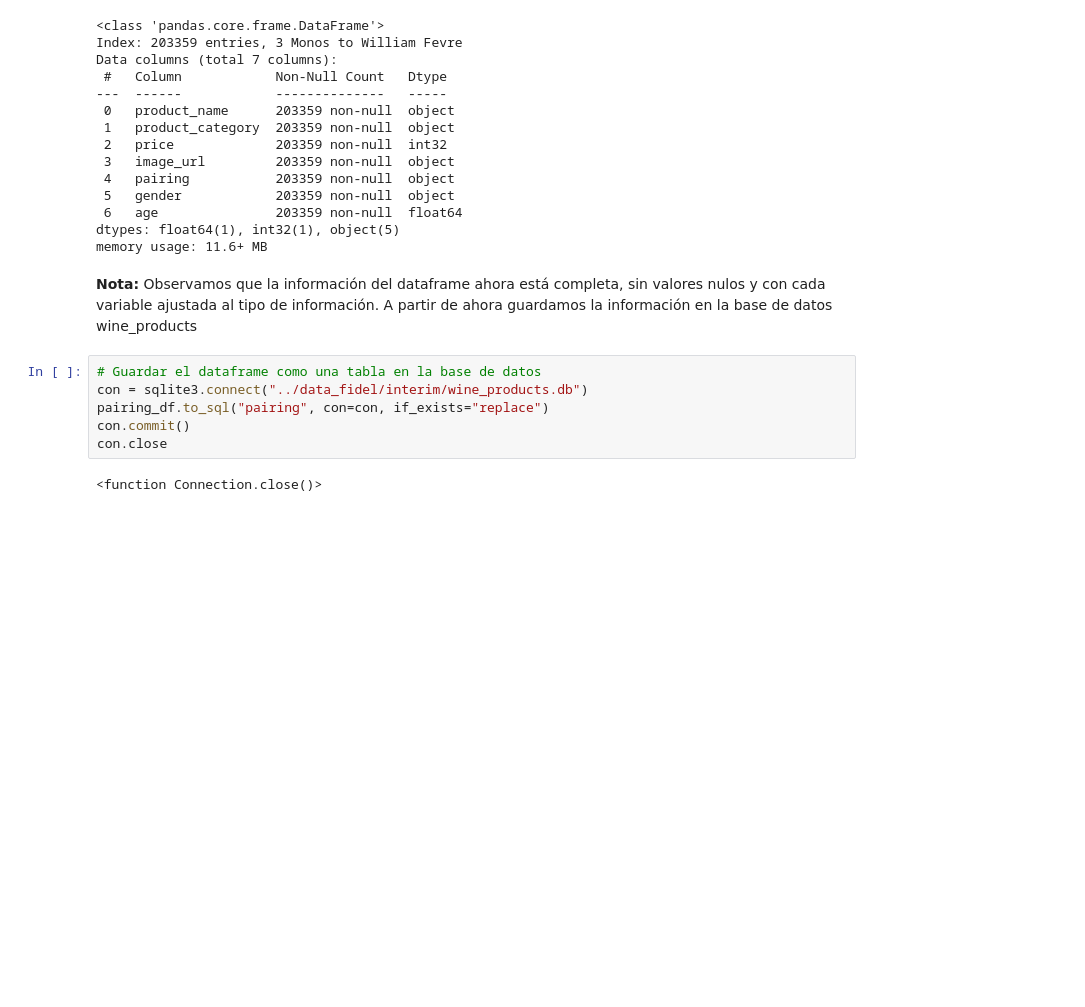
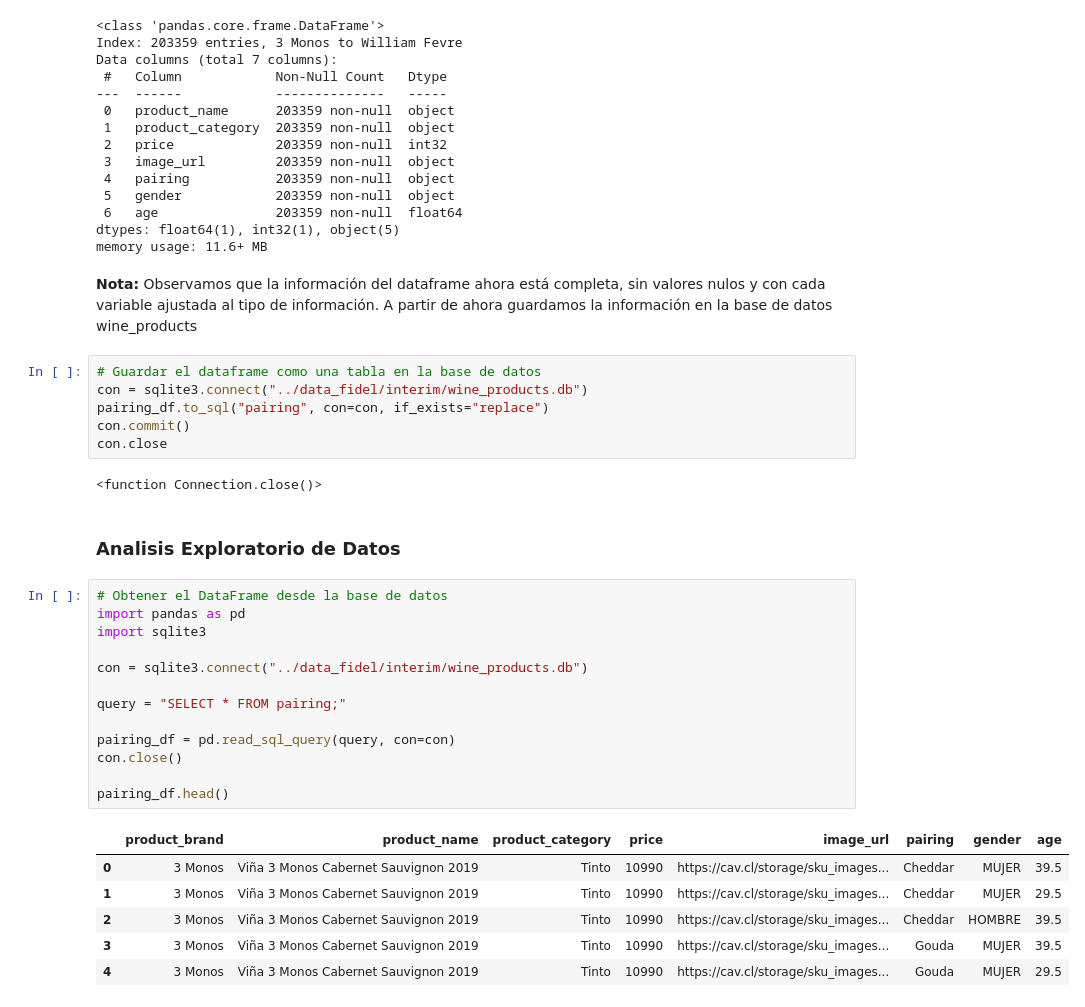
Before and after one commit to fevc08/final_project_4geek, a Jupyter notebook: src_fidel/explorer.ipynb, the cells around one changed output. Cells and saved outputs as stored; diff of their text form; blank space fills up the shorter version.

```diff
--- a/src_fidel/explorer.ipynb
+++ b/src_fidel/explorer.ipynb
@@ -929,6 +929,28 @@ con.commit()
 con.close
 # %% [output]
 <function Connection.close()>
+# %% [markdown]
+### **Analisis Exploratorio de Datos**
+# %%
+# Obtener el DataFrame desde la base de datos
+import pandas as pd
+import sqlite3
+
+con = sqlite3.connect("../data_fidel/interim/wine_products.db")
+
+query = "SELECT * FROM pairing;"
+
+pairing_df = pd.read_sql_query(query, con=con)
+con.close()
+
+pairing_df.head()
+# %% [output]
+|  | product_brand | product_name | product_category | price | image_url | pairing | gender | age |
+| 0 | 3 Monos | Viña 3 Monos Cabernet Sauvignon 2019 | Tinto | 10990 | https://cav.cl/storage/sku_images... | Cheddar | MUJER | 39.5 |
+| 1 | 3 Monos | Viña 3 Monos Cabernet Sauvignon 2019 | Tinto | 10990 | https://cav.cl/storage/sku_images... | Cheddar | MUJER | 29.5 |
+| 2 | 3 Monos | Viña 3 Monos Cabernet Sauvignon 2019 | Tinto | 10990 | https://cav.cl/storage/sku_images... | Cheddar | HOMBRE | 39.5 |
+| 3 | 3 Monos | Viña 3 Monos Cabernet Sauvignon 2019 | Tinto | 10990 | https://cav.cl/storage/sku_images... | Gouda | MUJER | 39.5 |
+| 4 | 3 Monos | Viña 3 Monos Cabernet Sauvignon 2019 | Tinto | 10990 | https://cav.cl/storage/sku_images... | Gouda | MUJER | 29.5 |
 # %%
 import matplotlib.pyplot as plt
 import seaborn as sns
```
Also changed, not shown: parts of 10 cells of this notebook.
